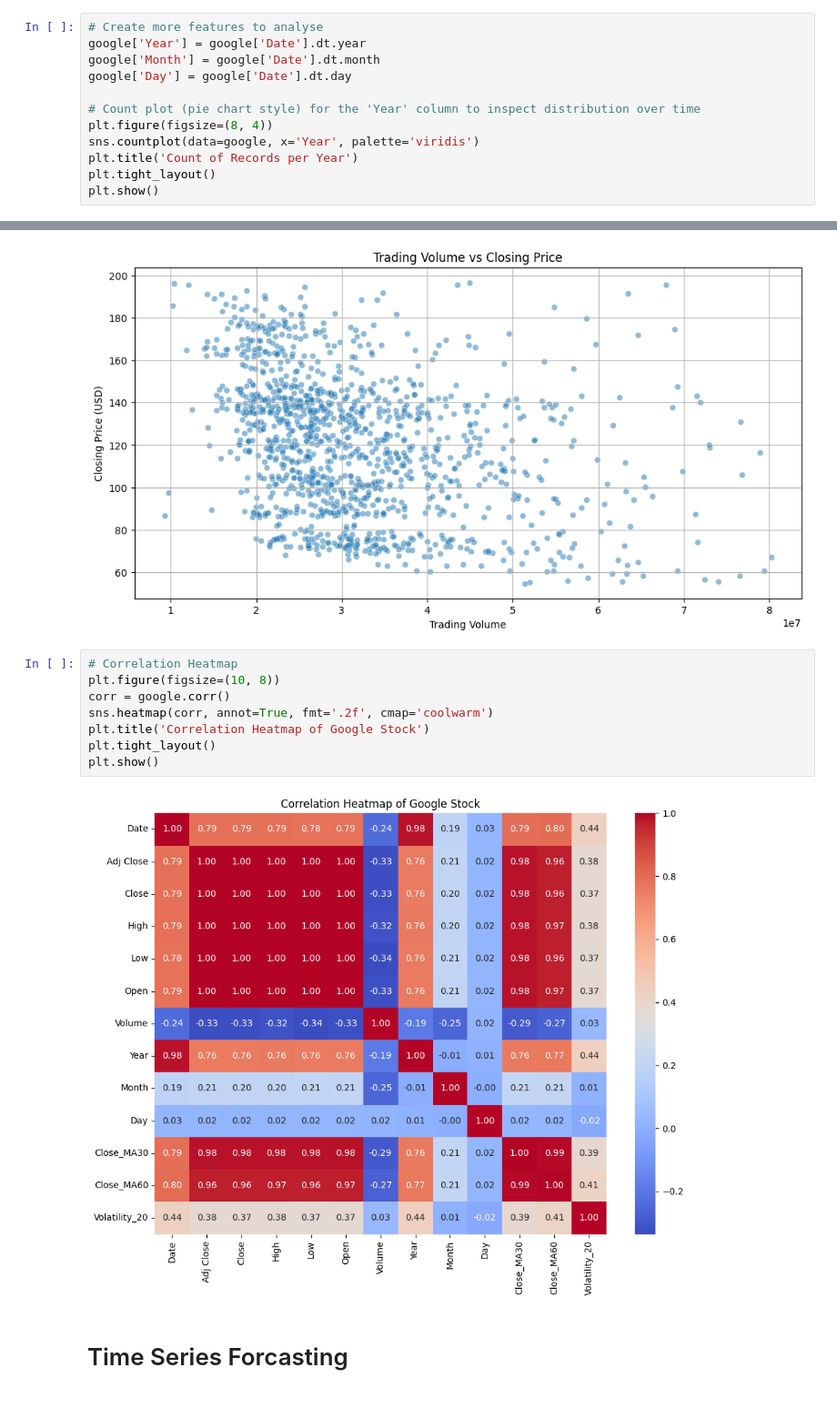
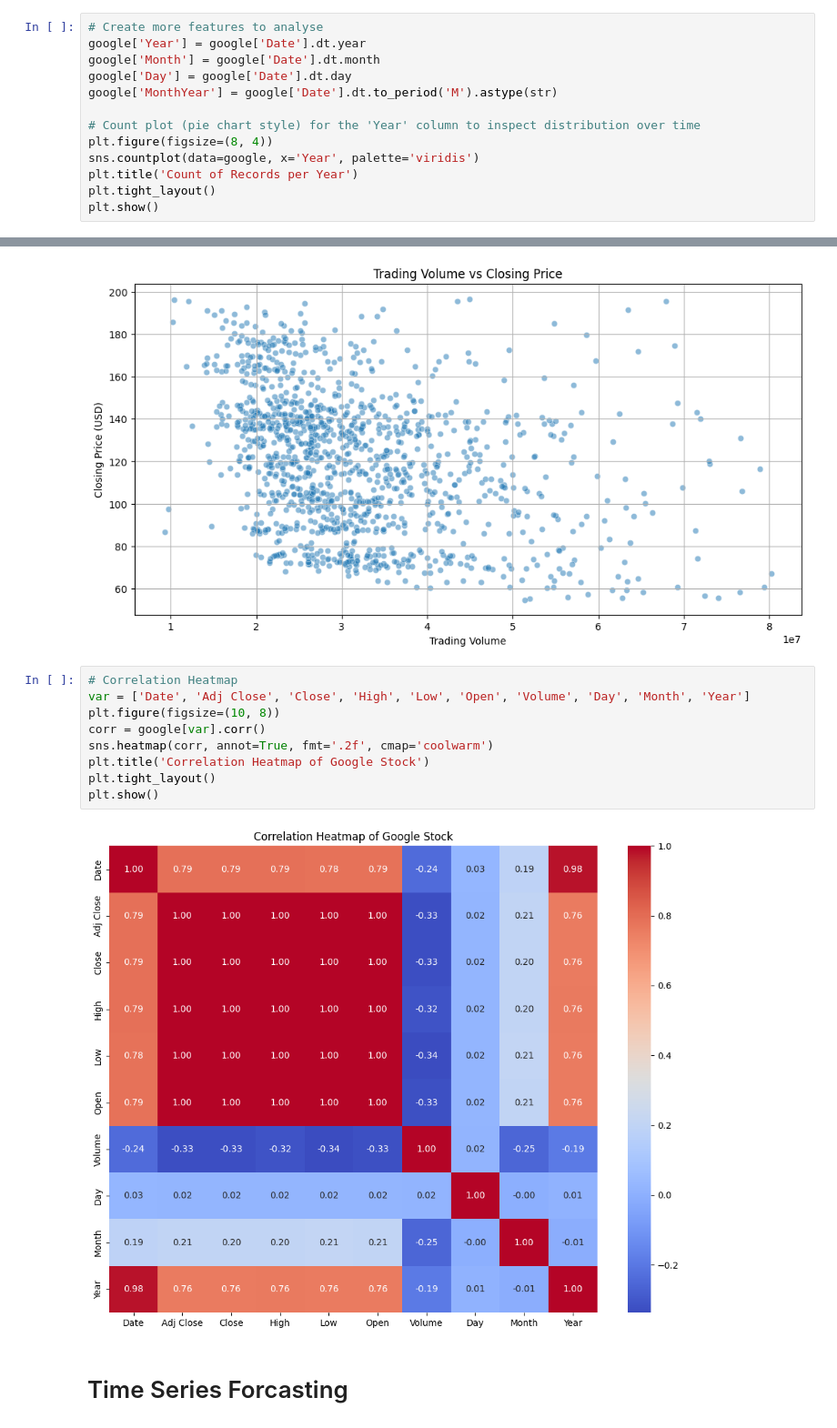
Before and after one commit to HuynhHanDong/Google-stock-analysis-and-forecasting, a Jupyter notebook: assignment.ipynb, the cells around one changed output, grey strips where cells are left out. Shown at 91% size. Cells and saved outputs as stored; diff of their text form.

```diff
--- a/assignment.ipynb
+++ b/assignment.ipynb
@@ -116,6 +116,7 @@ google.describe()
 google['Year'] = google['Date'].dt.year
 google['Month'] = google['Date'].dt.month
 google['Day'] = google['Date'].dt.day
+google['MonthYear'] = google['Date'].dt.to_period('M').astype(str)
 
 # Count plot (pie chart style) for the 'Year' column to inspect distribution over time
 plt.figure(figsize=(8, 4))
@@ -321,14 +322,15 @@ plt.show()
 [figure]
 # %%
 # Correlation Heatmap
+var = ['Date', 'Adj Close', 'Close', 'High', 'Low', 'Open', 'Volume', 'Day', 'Month', 'Year']
 plt.figure(figsize=(10, 8))
-corr = google.corr()
+corr = google[var].corr()
 sns.heatmap(corr, annot=True, fmt='.2f', cmap='coolwarm')
 plt.title('Correlation Heatmap of Google Stock')
 plt.tight_layout()
 plt.show()
 # %% [output]
-[figure, old version]
+[figure, new version]
 # %% [markdown]
 # Time Series Forcasting
 # %%
```
Also changed, not shown: parts of 1 cell of this notebook, 4 other files.
